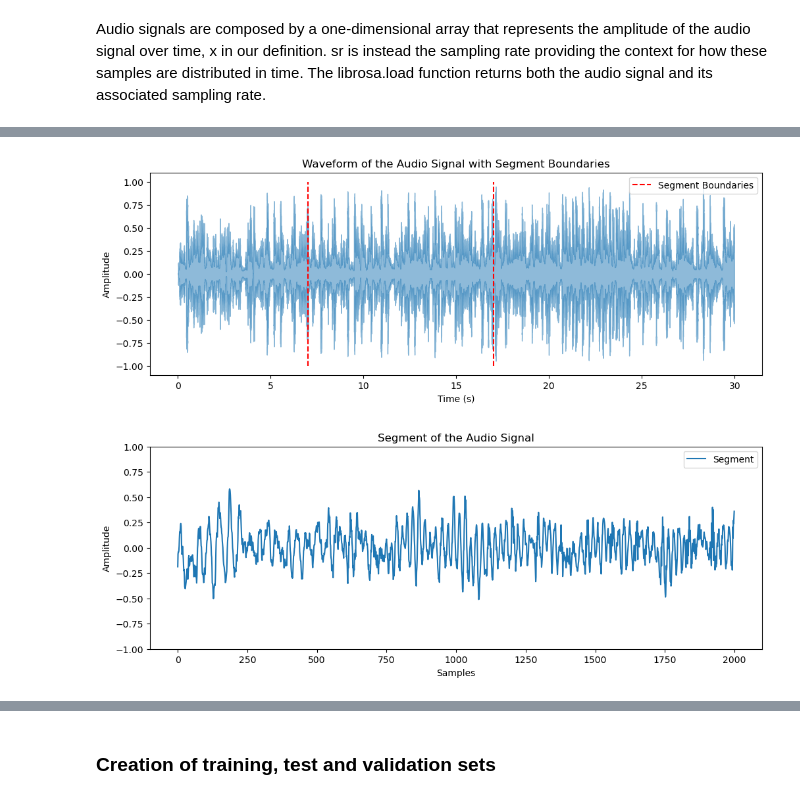
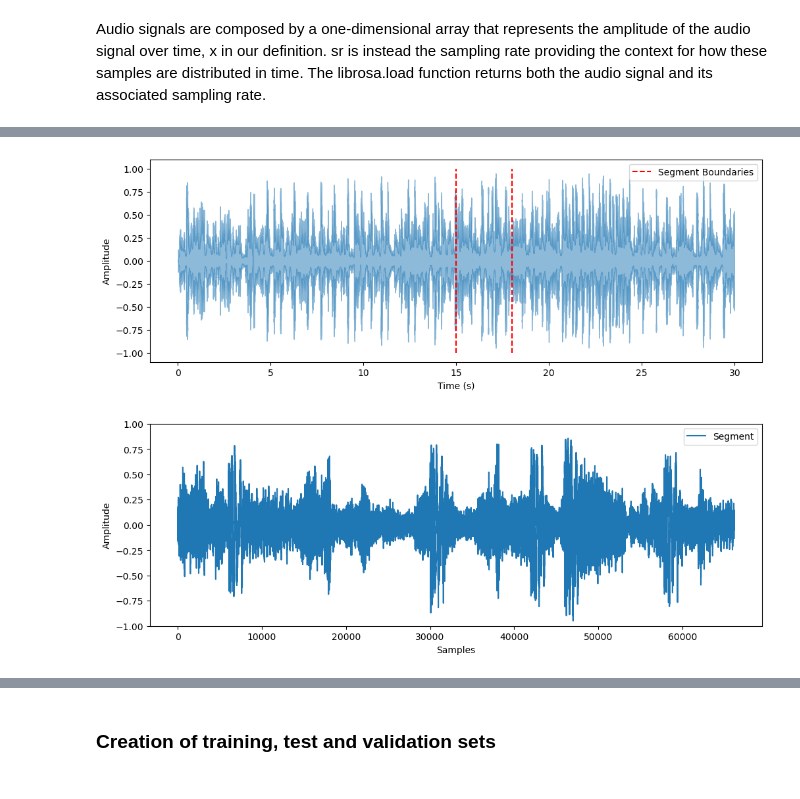
Before and after one commit to AlbertoSaretto/Music-Genre-Recognition, a Jupyter notebook: Preprocess.ipynb, the cells around one changed output, grey strips where cells are left out. Cells and saved outputs as stored; diff of their text form; code cells hidden in the pictures.

```diff
--- a/Preprocess.ipynb
+++ b/Preprocess.ipynb
@@ -66,27 +41,16 @@ raw_subset = tracks[tracks['set', 'subset'] <= sub]
 # %% [markdown]
 Audio signals are composed by a one-dimensional array that represents the amplitude of the audio signal over time, x in our definition. sr is instead the sampling rate providing the context for how these samples are distributed in time. The librosa.load function returns both the audio signal and its associated sampling rate.
 # %%
-#Function to extract audio signal from .mp3 file
-
-def getAudio(idx):
-  # Get the audio file path
-  filename = utils.get_audio_path(AUDIO_DIR, idx)
-  #print(f'File: {filename}')
-
-  # Load the audio (sr = sampling rate, number of audio carries per second)
-  x, sr = librosa.load(filename, sr=22050, mono=True)  #sr=None to consider original sampling rate
-
-  return x, sr
-
+#Function getAudio to extract tracks from .mp3 file
 x_ex = getAudio(2)
 
+#Print some track features
 print(x_ex[1])
 duration_seconds = x_ex[0].shape[-1] / x_ex[1]
 print(f'Duration: {duration_seconds:.2f}s, {x_ex[0].size} samples')
 
-
-# Play a segment of the audio
-start, end = 7, 17
+# Play a segment of the audio (Clip that will be used as Cnn input)
+start, end = 15, 18
 ipd.Audio(data=x_ex[0][start * x_ex[1] : end * x_ex[1]], rate=x_ex[1])
 # %% [output]
 22050
@@ -95,26 +59,23 @@ Duration: 29.98s, 660984 samples
 # %%
 # Plot the entire waveform with vertical lines
 plt.figure(figsize=(12, 4))
 librosa.display.waveshow(x_ex[0], alpha=0.5)
 plt.vlines([start, end], -1, 1, color='r', linestyle='--', label='Segment Boundaries')
 plt.xlabel('Time (s)')
 plt.ylabel('Amplitude')
-plt.title('Waveform of the Audio Signal with Segment Boundaries')
 plt.legend()
 
 plt.show()
 
 # Create another plot for a segment of the audio signal
-start_segment = len(x_ex[0]) // 2
 plt.figure(figsize=(12, 4))
-plt.plot(x_ex[0][start_segment:start_segment + 2000], label='Segment')  #Plot of 2000 samples starting from the midpoint onward
+plt.plot(x_ex[0][start * x_ex[1] : end * x_ex[1]], label='Segment')
 plt.ylim((-1, 1))
 plt.xlabel('Samples')
 plt.ylabel('Amplitude')
-plt.title('Segment of the Audio Signal')
 plt.legend()
 
 plt.show()
 # %% [output]
-[figure, old version]
+[figure, new version]
-[figure, old version]
+[figure, new version]
```
Also changed, not shown: parts of 24 cells of this notebook, 6 other files.
